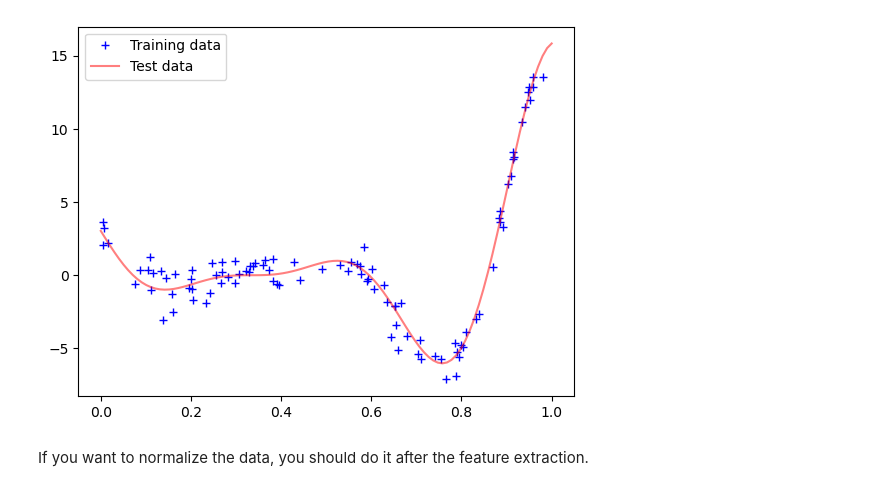
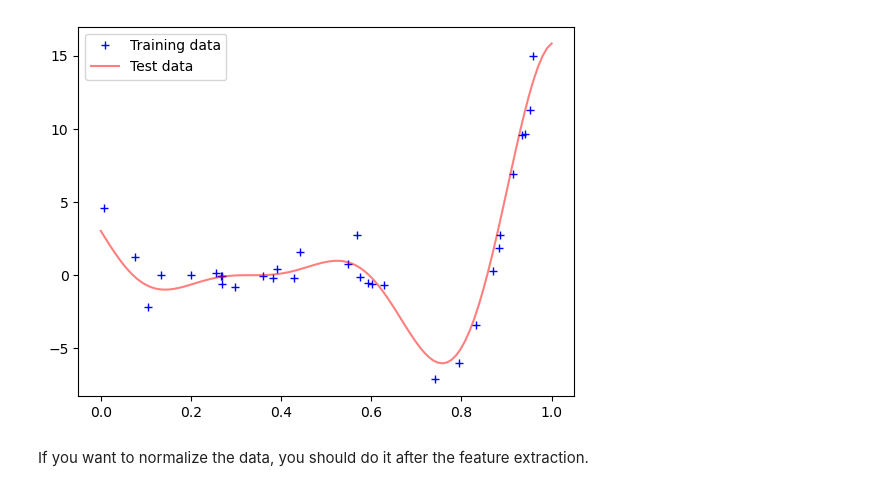
Before and after one commit to IceLab-X/MiniGP, a Jupyter notebook: GPmodels_Classic/02_deepKernelGP.ipynb, the cells around one changed output. Cells and saved outputs as stored; diff of their text form; code cells hidden in the pictures.

```diff
--- a/GPmodels_Classic/02_deepKernelGP.ipynb
+++ b/GPmodels_Classic/02_deepKernelGP.ipynb
@@ -19,7 +16,7 @@ PI = 3.1415
 # %%
 # generate example data
-xtr, ytr,xte,yte = data.generate(100,100,seed=42,input_dim=1)
+xtr, ytr,xte,yte = data.generate(32,100,seed=42,input_dim=1)
 data.plot(xtr, ytr,xte,yte)
 # %% [output]
-[figure, old version]
+[figure, new version]
 # %%
```
Also changed, not shown: parts of 4 cells of this notebook, 5 other files.
